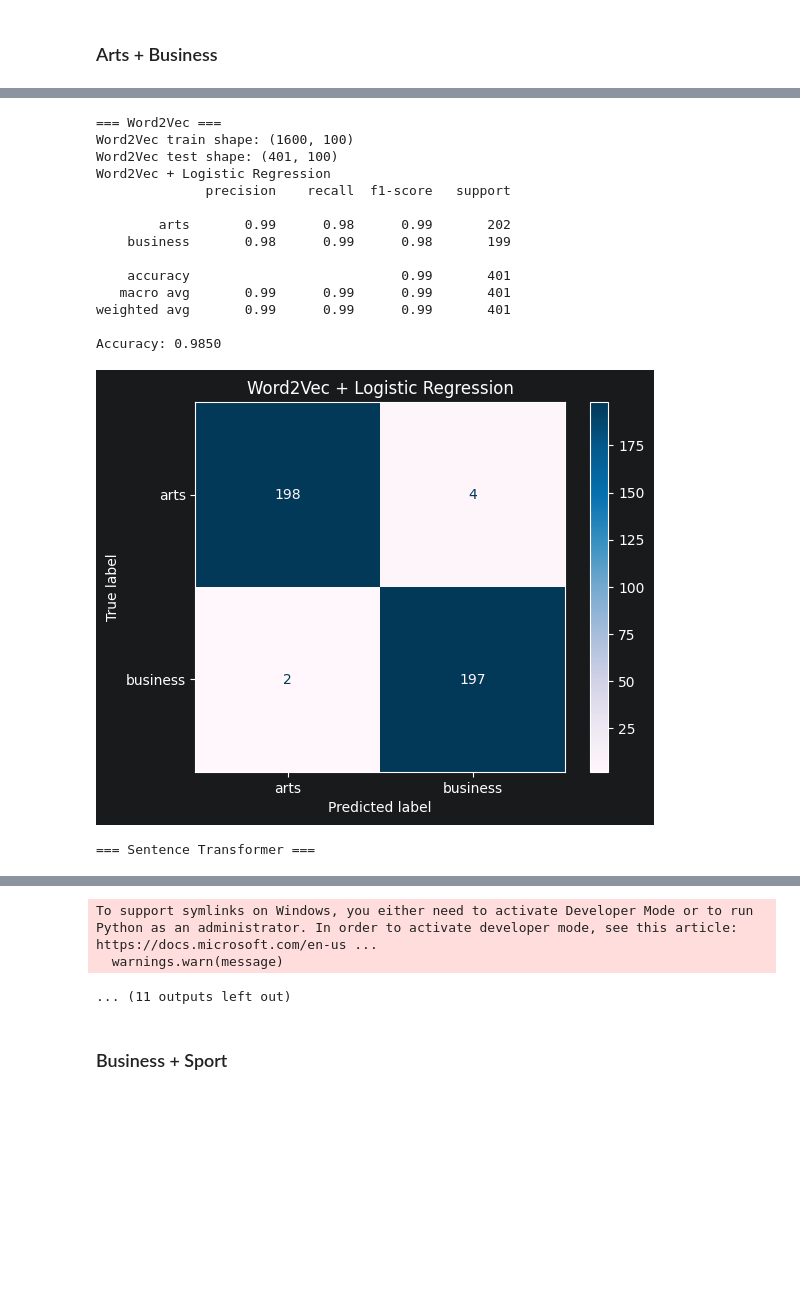
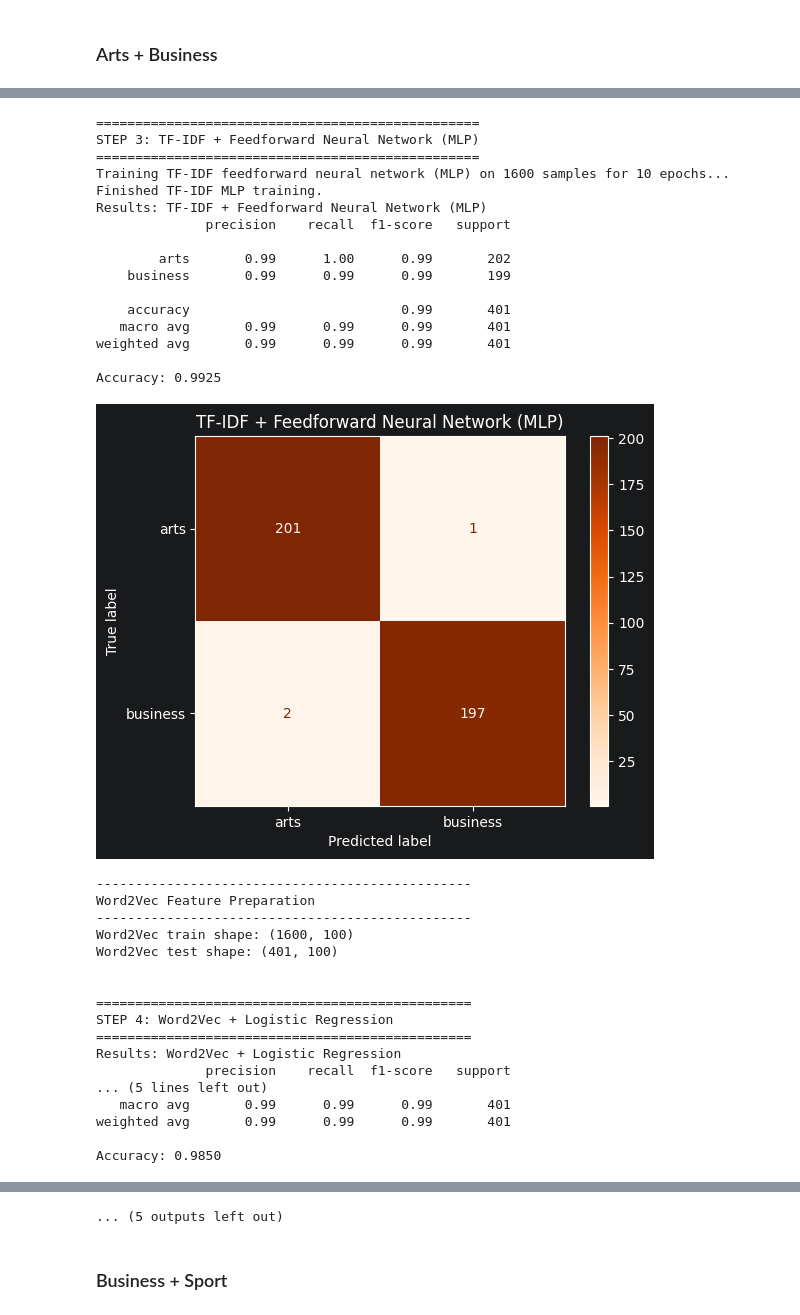
Before and after one commit to mckanziek/bbc-news-categorization, a Jupyter notebook: bbc_categorization.ipynb, the cells around one changed output, grey strips where cells are left out. Drawn from its saved outputs; the diff is of its cells as text; code cells hidden in the pictures; blank space fills up the shorter version.

```diff
--- a/bbc_categorization.ipynb
+++ b/bbc_categorization.ipynb
@@ -28,5 +9,6 @@ Requirement already satisfied: click<9.0.0,>=7.1.1 in c:\users\sergi\miniconda3\
 # %%
 import json
+import os
 import re
 from collections import Counter, defaultdict
 
@@ -35,18 +17,23 @@ import numpy as np
 import nltk
 import nltk.data # Attempting to force early initialization of nltk.data
 
+os.environ.setdefault("TF_CPP_MIN_LOG_LEVEL", "2")
+os.environ.setdefault("HF_HUB_DISABLE_SYMLINKS_WARNING", "1")
+
 # Perform nltk downloads immediately after the main nltk import
-nltk.download("punkt")
-nltk.download("stopwords")
-nltk.download("punkt_tab")
+nltk.download("punkt", quiet=True)
+nltk.download("stopwords", quiet=True)
+nltk.download("punkt_tab", quiet=True)
 
 from nltk.corpus import stopwords
 from nltk.tokenize import word_tokenize
 from sklearn.feature_extraction.text import TfidfVectorizer
 from sklearn.linear_model import LogisticRegression
 from sklearn.metrics import ConfusionMatrixDisplay, accuracy_score, classification_report, confusion_matrix
+from sklearn.metrics.pairwise import cosine_similarity
 from sklearn.model_selection import train_test_split
 from sklearn.preprocessing import LabelEncoder
+from scipy.special import softmax
 
 try:
     from gensim.models import Word2Vec
@@ -65,14 +52,23 @@ except ImportError as e:
     SentenceTransformer = None
 
 try:
+    from transformers.utils import logging as transformers_logging
+    transformers_logging.set_verbosity_error()
+except Exception:
+    transformers_logging = None
+
+try:
     import tensorflow as tf
+    from tensorflow.keras import Input
     from tensorflow.keras.layers import Dense
     from tensorflow.keras.models import Sequential
+    tf.get_logger().setLevel("ERROR")
     TENSORFLOW_AVAILABLE = True
 except ImportError as e:
     print(f"Warning: {e}. Neural Network model will be unavailable.")
     TENSORFLOW_AVAILABLE = False
     tf = None
+    Input = None
 
 STOP_WORDS = set(stopwords.words("english"))
 RANDOM_STATE = 42
@@ -223,11 +203,17 @@ def get_common_tokens_by_category(articles, top_n=10):
 
 Shared reporting utilities for every model.
 # %%
+def print_section_header(title, step=None, char="="):
+    header = f"STEP {step}: {title}" if step is not None else title
+    line = char * max(48, len(header))
+    print(f"\n{line}\n{header}\n{line}")
+
+
 def show_evaluation(y_true, y_pred, title, labels=None, cmap="Greens"):
     if labels is None:
         labels = sorted(set(y_true) | set(y_pred))
 
-    print(title)
+    print(f"Results: {title}")
     print(classification_report(y_true, y_pred, labels=labels))
     print(f"Accuracy: {accuracy_score(y_true, y_pred):.4f}")
 
@@ -236,6 +222,7 @@ def show_evaluation(y_true, y_pred, title, labels=None, cmap="Greens"):
     disp.plot(cmap=cmap)
     plt.title(title)
     plt.show()
+    print()
 # %% [markdown]
 ## 6. Dynamic Baseline Classifier
 
@@ -762,8 +815,9 @@ pipeline_arts_business = run_pipeline(
     ],
     run_baseline_model=True,
     run_logistic_model=True,
+    run_neural_model=True,
     run_word2vec_model=True,
-    run_neural_model=True,
+    run_word2vec_neural_model=True,
     run_sentence_transformer_model=True,
     run_bert_attention_model=True,
     bert_attention_kwargs=default_bert_attention_kwargs,
@@ -808,16 +863,34 @@ Accuracy: 0.9900
-=== Word2Vec ===
-Word2Vec train shape: (1600, 100)
-Word2Vec test shape: (401, 100)
-Word2Vec + Logistic Regression
+=================================================
+STEP 3: TF-IDF + Feedforward Neural Network (MLP)
+=================================================
+Training TF-IDF feedforward neural network (MLP) on 1600 samples for 10 epochs...
+Finished TF-IDF MLP training.
+Results: TF-IDF + Feedforward Neural Network (MLP)
               precision    recall  f1-score   support
 
-        arts       0.99      0.98      0.99       202
-    business       0.98      0.99      0.98       199
+        arts       0.99      1.00      0.99       202
+    business       0.99      0.99      0.99       199
 
     accuracy                           0.99       401
    macro avg       0.99      0.99      0.99       401
 weighted avg       0.99      0.99      0.99       401
 
-Accuracy: 0.9850
+Accuracy: 0.9925
-[figure, old version]
+[figure, new version]
-=== Sentence Transformer ===
+------------------------------------------------
+Word2Vec Feature Preparation
+------------------------------------------------
+Word2Vec train shape: (1600, 100)
+Word2Vec test shape: (401, 100)
+
+
+================================================
+STEP 4: Word2Vec + Logistic Regression
+================================================
+Results: Word2Vec + Logistic Regression
+              precision    recall  f1-score   support
+... (5 lines left out)
+   macro avg       0.99      0.99      0.99       401
+weighted avg       0.99      0.99      0.99       401
+
+Accuracy: 0.9850
@@ -841,6 +919,4 @@ Accuracy: 0.9800
-To support symlinks on Windows, you either need to activate Developer Mode or to run Python as an administrator. In order to activate developer mode, see this article: https://docs.microsoft.com/en-us ...
-  warnings.warn(message)
+... (5 outputs left out)
-... (11 outputs left out)
 # %% [markdown]
 ### Business + Sport
 # %%
```
Also changed, not shown: parts of 20 cells of this notebook, 1 other file.
